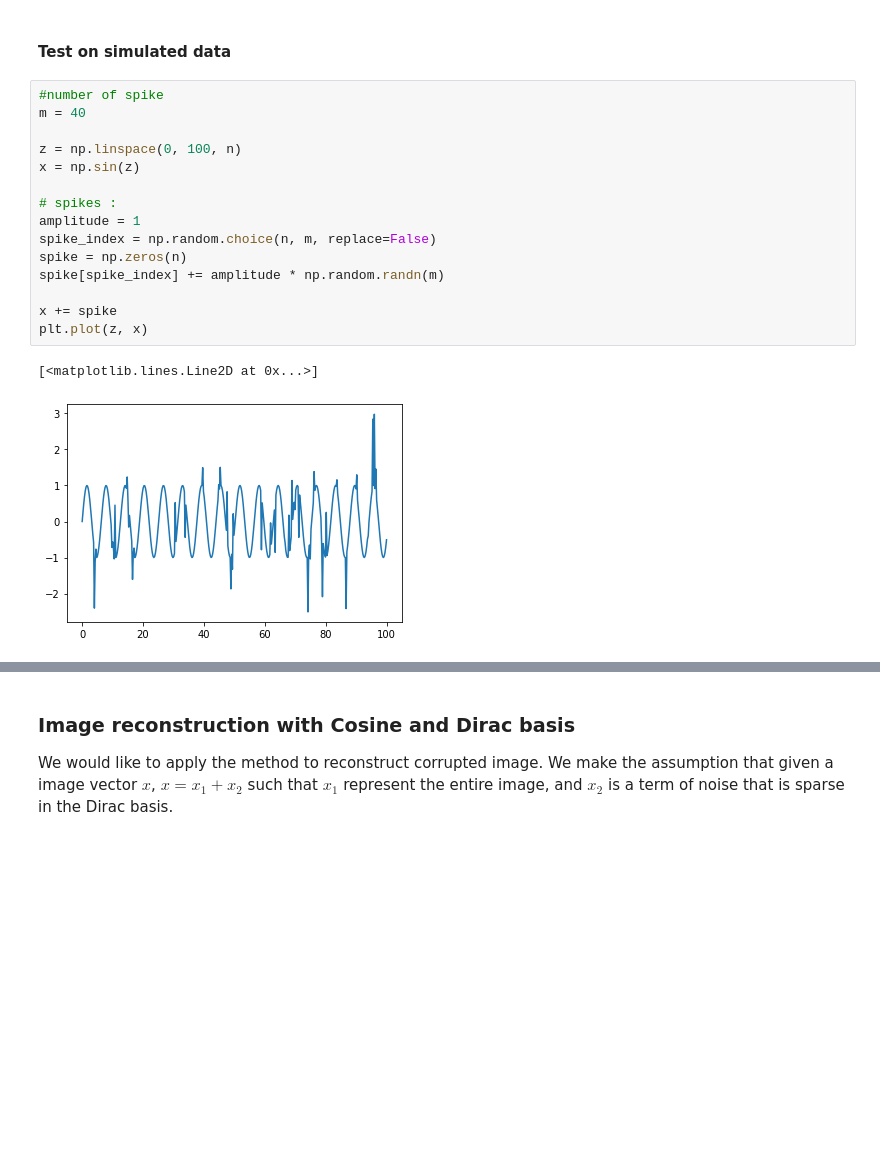
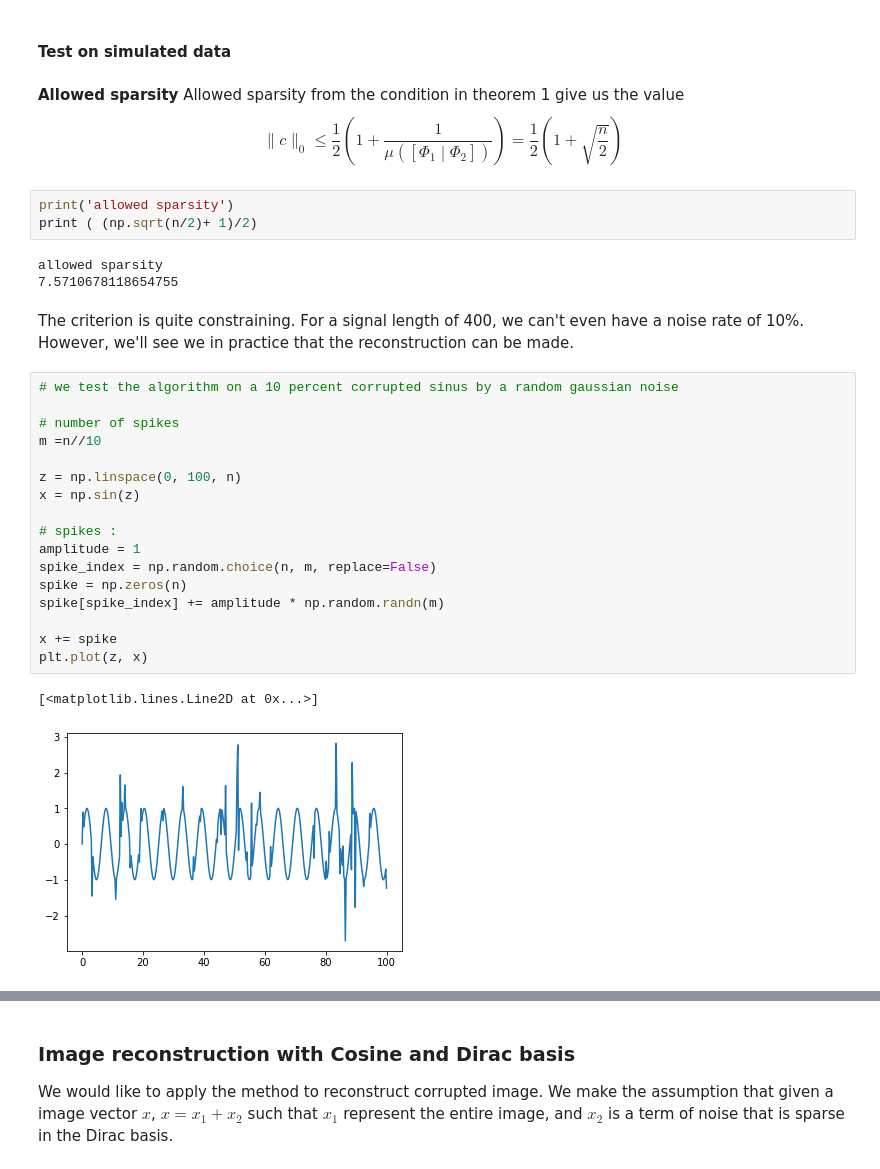
Before and after one commit to ntamle/CompressedSensing, a Jupyter notebook: compressedsensing.ipynb, the cells around one changed output, grey strips where cells are left out. Saved outputs shown, nothing was run; the diff lists cells and outputs as text; blank space fills up the shorter version.

```diff
--- a/compressedsensing.ipynb
+++ b/compressedsensing.ipynb
@@ -115,24 +114,39 @@ basis1 = spfft.idct(np.identity(n), norm='ortho', axis=0)
 basis2 = np.eye(n)
 # %% [markdown]
 #### Test on simulated data
+# %% [markdown]
+__Allowed sparsity__
+Allowed sparsity from the condition in theorem 1 give us the value
+$$\|c \|_0 \leq \frac{1}{2} \left(1 + \frac{1}{\mu\left(\left[\Phi_1 \middle| \Phi_2 \right]\right)} \right) =
+\frac{1}{2} \left(1 + \sqrt{\frac{n}{2}} \right)$$
+# %%
+print('allowed sparsity')
+print ( (np.sqrt(n/2)+ 1)/2)
+# %% [output]
+allowed sparsity
+7.5710678118654755
+# %% [markdown]
+The criterion is quite constraining. For a signal length of 400, we can't even have a noise rate of 10%. However, we'll see we in practice that the reconstruction can be made.
 # %%
-#number of spike
-m = 40
+# we test the algorithm on a 10 percent corrupted sinus by a random gaussian noise
+
+# number of spikes
+m =n//10
 
 z = np.linspace(0, 100, n)
 x = np.sin(z)
 
 # spikes :
 amplitude = 1
 spike_index = np.random.choice(n, m, replace=False)
 spike = np.zeros(n)
 spike[spike_index] += amplitude * np.random.randn(m)
 
 x += spike
 plt.plot(z, x)
 # %% [output]
 [<matplotlib.lines.Line2D at 0x...>]
-[figure, old version]
+[figure, new version]
 # %%
 # solve the l1 minimisation problem
 one_dim = DataSep(basis1, basis2, x)
```
Also changed, not shown: parts of 29 cells of this notebook, 6 other files.
